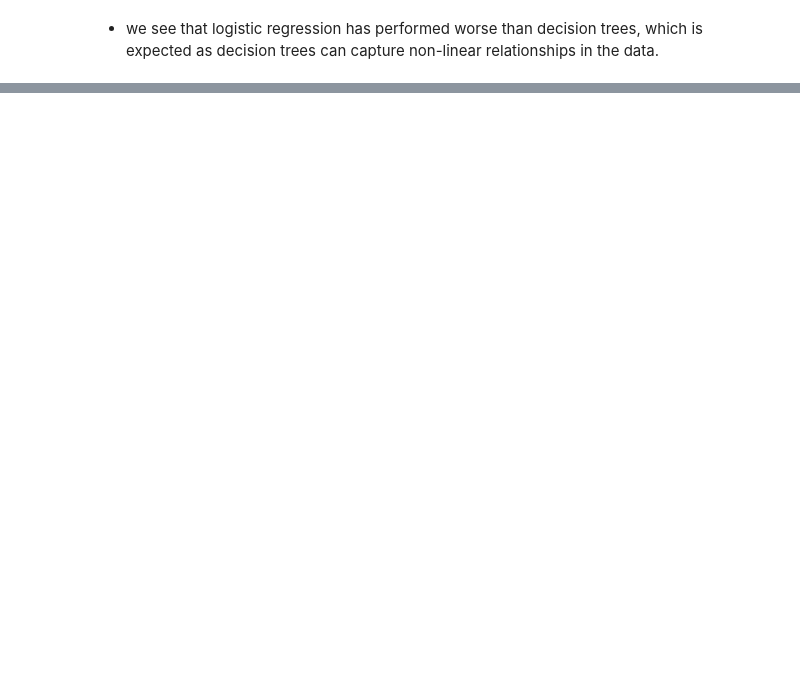
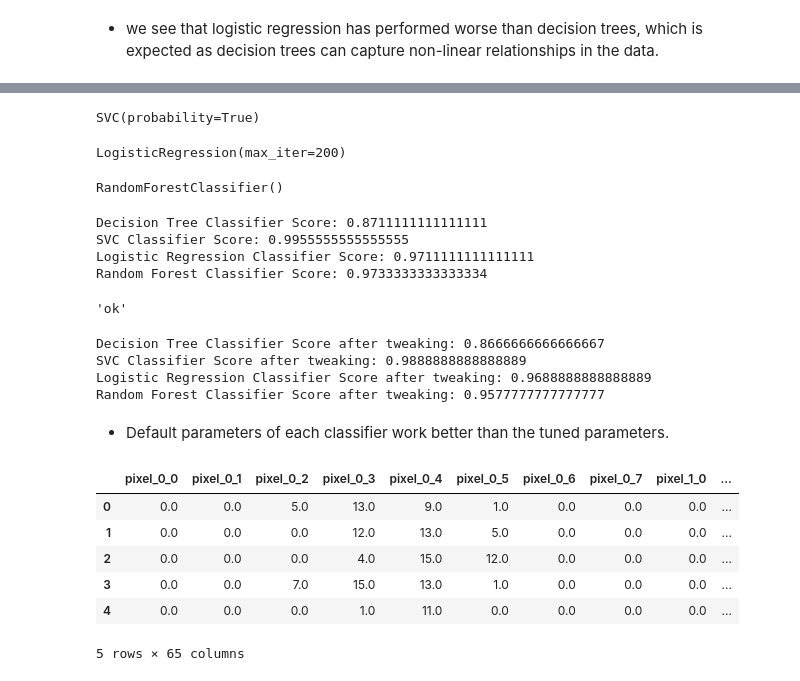
Before and after one commit to abdullaharifx/PL-Work, a Jupyter notebook: Classification-02.ipynb, the cells around one changed output, grey strips where cells are left out. Saved outputs shown, nothing was run; the diff lists cells and outputs as text; code cells hidden in the pictures; blank space fills up the shorter version.

```diff
--- a/Classification-02.ipynb
+++ b/Classification-02.ipynb
@@ -361,0 +382,66 @@ plt.show()
+# %%
+svc_clf = SVC(probability=True)
+svc_clf.fit(X_train, y_train)
+# %% [output]
+SVC(probability=True)
+# %%
+# logistic regression
+logR_clf = LogisticRegression(max_iter=200)
+logR_clf.fit(X_train, y_train)
+# %% [output]
+LogisticRegression(max_iter=200)
+# %%
+rf_clf = RandomForestClassifier()
+rf_clf.fit(X_train, y_train)
+# %% [output]
+RandomForestClassifier()
+# %%
+# testing the classifiers
+print(f"Decision Tree Classifier Score: {dt_clf.score(X_test, y_test)}")
+print(f"SVC Classifier Score: {svc_clf.score(X_test, y_test)}")
+print(f"Logistic Regression Classifier Score: {logR_clf.score(X_test, y_test)}")
+print(f"Random Forest Classifier Score: {rf_clf.score(X_test, y_test)}")
+# %% [output]
+Decision Tree Classifier Score: 0.8711111111111111
+SVC Classifier Score: 0.9955555555555555
+Logistic Regression Classifier Score: 0.9711111111111111
+Random Forest Classifier Score: 0.9733333333333334
+# %%
+# tweaking parameters of each model and fitting again to compare score
+dt_clf = DecisionTreeClassifier(ccp_alpha=0.00001)
+dt_clf.fit(X_train, y_train)
+svc_clf = SVC(probability=True, C=3.33, kernel='poly', degree=3, gamma='scale')
+svc_clf.fit(X_train, y_train)
+logR_clf = LogisticRegression(max_iter=200, C=3.33, multi_class='auto')
+logR_clf.fit(X_train, y_train)
+rf_clf = RandomForestClassifier(n_estimators=20, max_depth=100)
+rf_clf.fit(X_train, y_train)
+"ok"
+# %% [output]
+'ok'
+# %%
+
+print(f"Decision Tree Classifier Score after tweaking: {dt_clf.score(X_test, y_test)}")
+print(f"SVC Classifier Score after tweaking: {svc_clf.score(X_test, y_test)}")
+print(f"Logistic Regression Classifier Score after tweaking: {logR_clf.score(X_test, y_test)}")
+print(f"Random Forest Classifier Score after tweaking: {rf_clf.score(X_test, y_test)}")
+# Default parameters of each classifier work better than the tuned parameters
+# %% [output]
+Decision Tree Classifier Score after tweaking: 0.8666666666666667
+SVC Classifier Score after tweaking: 0.9888888888888889
+Logistic Regression Classifier Score after tweaking: 0.9688888888888889
+Random Forest Classifier Score after tweaking: 0.9577777777777777
+# %% [markdown]
+- Default parameters of each classifier work better than the tuned parameters.
+# %%
+df = pd.DataFrame(digits.data, columns=digits.feature_names)
+df['target'] = digits.target
+df.head()
+# %% [output]
+|  | pixel_0_0 | pixel_0_1 | pixel_0_2 | pixel_0_3 | pixel_0_4 | pixel_0_5 | pixel_0_6 | pixel_0_7 | pixel_1_0 | ... |
+| 0 | 0.0 | 0.0 | 5.0 | 13.0 | 9.0 | 1.0 | 0.0 | 0.0 | 0.0 | ... |
+| 1 | 0.0 | 0.0 | 0.0 | 12.0 | 13.0 | 5.0 | 0.0 | 0.0 | 0.0 | ... |
+| 2 | 0.0 | 0.0 | 0.0 | 4.0 | 15.0 | 12.0 | 0.0 | 0.0 | 0.0 | ... |
+| 3 | 0.0 | 0.0 | 7.0 | 15.0 | 13.0 | 1.0 | 0.0 | 0.0 | 0.0 | ... |
+| 4 | 0.0 | 0.0 | 0.0 | 1.0 | 11.0 | 0.0 | 0.0 | 0.0 | 0.0 | ... |
+5 rows × 65 columns
```
Also changed, not shown: parts of 10 cells of this notebook.
